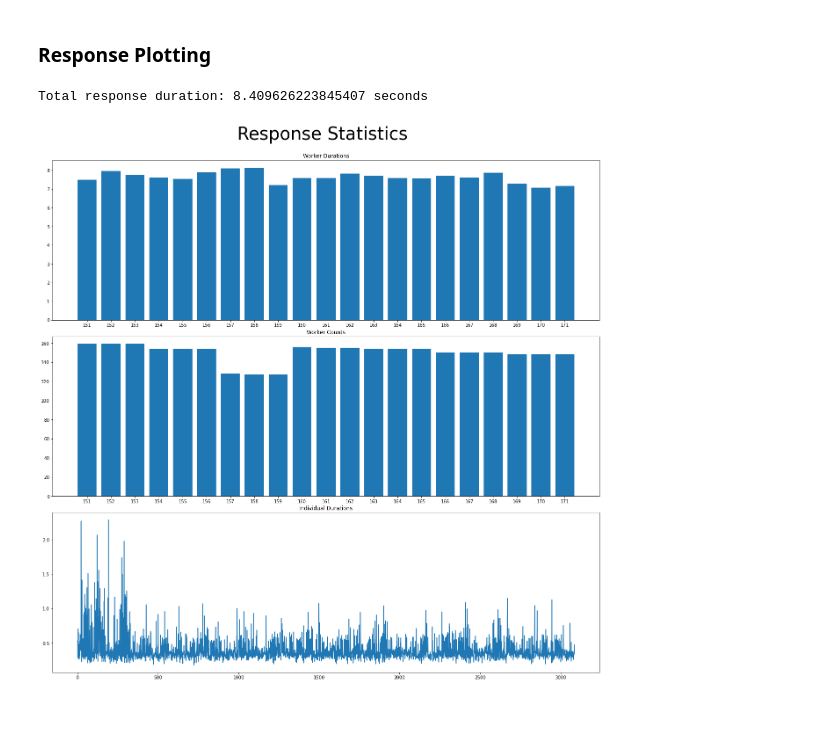
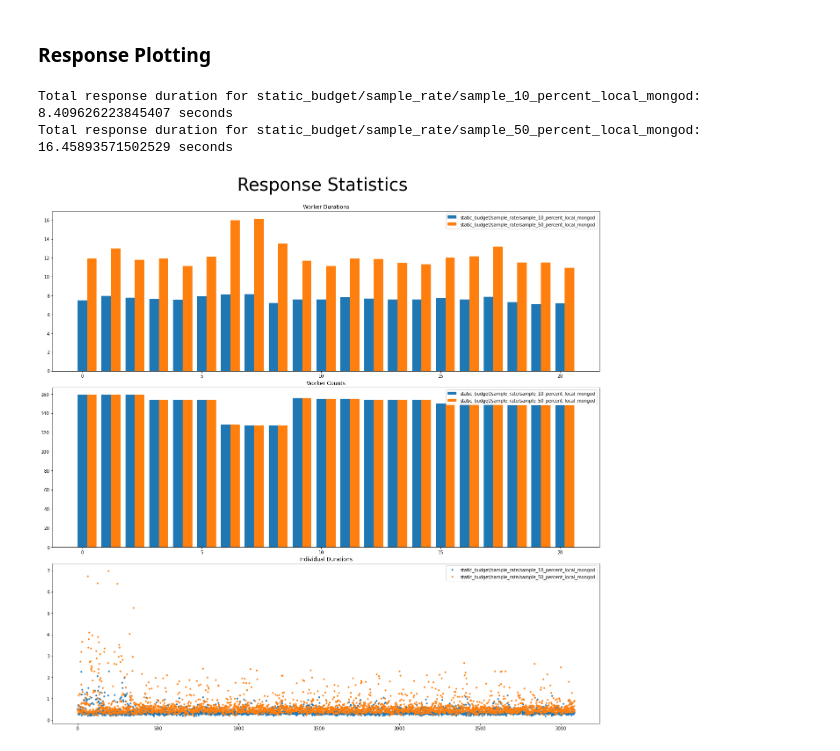
Before and after one commit to Project-Sustain/validation-service, a Jupyter notebook: benchmarks/benchmarks.ipynb, the cells around one changed output. Drawn from its saved outputs; the diff is of its cells as text; code cells hidden in the pictures; blank space fills up the shorter version.

Commit message:
Improve benchmark jupyter notebook

```diff
--- a/benchmarks/benchmarks.ipynb
+++ b/benchmarks/benchmarks.ipynb
@@ -37,10 +37,11 @@ possible_experiments = [
     "static_budget/total_limit/limit_20M_local_mongod"
 ]
 
-experiments = ["static_budget/sample_rate/sample_10_percent_local_mongod", "static_budget/sample_rate/sample_20_percent_local_mongod", "static_budget/sample_rate/sample_50_percent_local_mongod"]
+experiments = [
+    "static_budget/sample_rate/sample_10_percent_local_mongod",
+    "static_budget/sample_rate/sample_50_percent_local_mongod"
+]
 
-# Configuration
-benchmark_dir = "static_budget/sample_rate/sample_10_percent_local_mongod"
 chosen_metric = metric_options[1]
 metric_header = chosen_metric[0]
 metric_name = chosen_metric[1]
@@ -82,50 +83,75 @@ plt.show()
 # %% [markdown]
 ### Response Plotting
 # %%
-response_filename = f"{benchmark_dir}/response.json"
+responses = []
 
-with open(response_filename, "r") as response_file:
-    response = json.load(response_file)
+for experiment in experiments:
+    response_filename = f"{experiment}/response.json"
+    with open(response_filename, "r") as response_file:
+        responses.append((experiment, json.load(response_file)))
 
-worker_durations = []
-worker_counts = []
-individual_durations = []
-for worker_response in response["worker_responses"]:
-    worker_counts.append((worker_response["hostname"], len(worker_response["metrics"])))
-    worker_durations.append((worker_response["hostname"], worker_response["duration_sec"]))
-    for individual_metric in worker_response["metrics"]:
-        if "duration_sec" in individual_metric.keys():
-            individual_durations.append(individual_metric["duration_sec"])
+all_worker_counts = []
+all_worker_durations = []
+all_individual_durations = []
 
-worker_durations.sort(key=lambda y: y[0])
-worker_durations_vals = [x[1] for x in worker_durations]
-worker_durations_names = [x[0][-3:] for x in worker_durations]
+for experiment, response in responses:
+    print(f"Total response duration for {experiment}: {response['duration_sec']} seconds")
 
-worker_counts.sort(key=lambda y: y[0])
-worker_counts_vals = [x[1] for x in worker_counts]
-worker_counts_names = [x[0][-3:] for x in worker_counts]
+    worker_durations = []
+    worker_counts = []
+    individual_durations = []
+    for worker_response in response["worker_responses"]:
+        worker_counts.append((worker_response["hostname"], len(worker_response["metrics"])))
+        worker_durations.append((worker_response["hostname"], worker_response["duration_sec"]))
+        for individual_metric in worker_response["metrics"]:
+            if "duration_sec" in individual_metric.keys():
+                individual_durations.append(individual_metric["duration_sec"])
 
-print(f"Total response duration: {response['duration_sec']} seconds")
+    all_individual_durations.append((experiment, individual_durations))
+
+    worker_durations.sort(key=lambda y: y[0])
+    worker_durations_vals = [x[1] for x in worker_durations]
+    worker_durations_names = [x[0][-3:] for x in worker_durations]
+    all_worker_durations.append((experiment, worker_durations_names, worker_durations_vals))
+
+    worker_counts.sort(key=lambda y: y[0])
+    worker_counts_vals = [x[1] for x in worker_counts]
+    worker_counts_names = [x[0][-3:] for x in worker_counts]
+    all_worker_counts.append((experiment, worker_counts_names, worker_counts_vals))
 
 number_rows = 3
 number_cols = 1
 
 fig, ax = plt.subplots(nrows=number_rows, ncols=number_cols, figsize=(18, 18))
 fig.tight_layout(h_pad=1.9)
 fig.suptitle("Response Statistics", fontsize=40)
+bar_width = 1.0/len(experiments) - 0.1
 
-ax[0].bar(worker_durations_names, worker_durations_vals)
+idx = 0
+for worker_durations in all_worker_durations:
+    x_axis = np.arange(len(worker_durations[1]))
+    ax[0].bar(x_axis + idx * bar_width, worker_durations[2], width=bar_width, label=worker_durations[0])
+    idx += 1
 ax[0].set_title(f"Worker Durations")
+ax[0].legend(loc="upper right")
 
-ax[1].bar(worker_counts_names, worker_counts_vals)
+idx = 0
+for worker_counts in all_worker_counts:
+    x_axis = np.arange(len(worker_counts[1]))
+    ax[1].bar(x_axis + idx * bar_width, worker_counts[2], width=bar_width, label=worker_counts[0])
+    idx += 1
 ax[1].set_title(f"Worker Counts")
+ax[1].legend(loc="upper right")
 
-ax[2].plot(individual_durations, '.')
+for individual_durations in all_individual_durations:
+    ax[2].plot(individual_durations[1], '.', label=individual_durations[0])
 ax[2].set_title(f"Individual Durations")
+ax[2].legend(loc="upper right")
 
 plt.subplots_adjust(top=0.92)
 
 plt.show()
 # %% [output]
-Total response duration: 8.409626223845407 seconds
+Total response duration for static_budget/sample_rate/sample_10_percent_local_mongod: 8.409626223845407 seconds
+Total response duration for static_budget/sample_rate/sample_50_percent_local_mongod: 16.45893571502529 seconds
-[figure, old version]
+[figure, new version]
```
Also changed, not shown: parts of 1 cell of this notebook.
